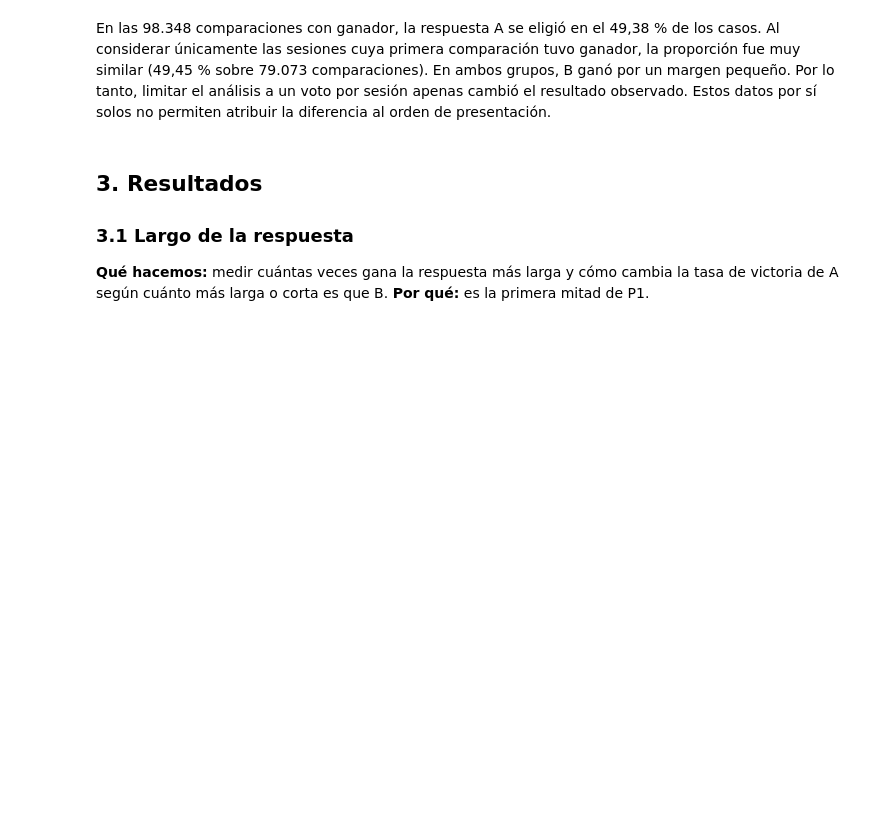
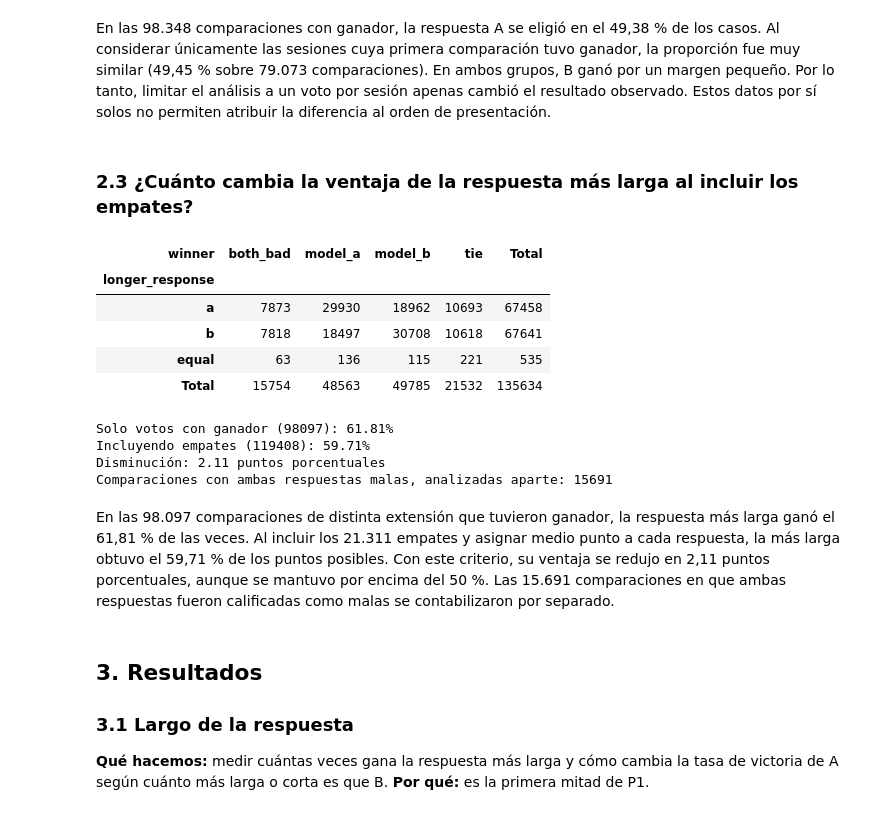
Before and after one commit to JoseFredes/lmarena-sumativa1, a Jupyter notebook: F4/F4_01_analisis_integrador.ipynb, the cells around one changed output. Drawn from its saved outputs; the diff is of its cells as text; code cells hidden in the pictures; blank space fills up the shorter version.

Commit message:
feat(f4): assess how ties affect the longer response score

```diff
--- a/F4/F4_01_analisis_integrador.ipynb
+++ b/F4/F4_01_analisis_integrador.ipynb
@@ -159,6 +159,47 @@ posicion_ab.style.format({
 | Primer voto de sesión con ganador | 79.073 | 39.105 | 39.968 | 49,45% | 49,11% | 49,80% |
 # %% [markdown]
 En las 98.348 comparaciones con ganador, la respuesta A se eligió en el 49,38 % de los casos. Al considerar únicamente las sesiones cuya primera comparación tuvo ganador, la proporción fue muy similar (49,45 % sobre 79.073 comparaciones). En ambos grupos, B ganó por un margen pequeño. Por lo tanto, limitar el análisis a un voto por sesión apenas cambió el resultado observado. Estos datos por sí solos no permiten atribuir la diferencia al orden de presentación.
+# %% [markdown]
+### 2.3 ¿Cuánto cambia la ventaja de la respuesta más larga al incluir los empates?
+# %%
+tabla_empates = pd.crosstab(
+    df["longer_response"],
+    df["winner"],
+    margins=True,
+    margins_name="Total",
+)
+tabla_empates
+# %% [output]
+| winner | both_bad | model_a | model_b | tie | Total |
+| longer_response |  |  |  |  |  |
+| a | 7873 | 29930 | 18962 | 10693 | 67458 |
+| b | 7818 | 18497 | 30708 | 10618 | 67641 |
+| equal | 63 | 136 | 115 | 221 | 535 |
+| Total | 15754 | 48563 | 49785 | 21532 | 135634 |
+# %%
+# Solo comparamos pares en los que una respuesta era más larga.
+pares = tabla_empates.loc[["a", "b"]]
+
+gana_larga = pares.loc["a", "model_a"] + pares.loc["b", "model_b"]
+gana_corta = pares.loc["a", "model_b"] + pares.loc["b", "model_a"]
+empates = pares["tie"].sum()
+ambas_malas = pares["both_bad"].sum()
+
+decisivos = gana_larga + gana_corta
+tasa_victoria = gana_larga / decisivos
+puntaje_con_empates = (gana_larga + 0.5 * empates) / (decisivos + empates)
+
+print(f"Solo votos con ganador ({decisivos}): {tasa_victoria:.2%}")
+print(f"Incluyendo empates ({decisivos + empates}): {puntaje_con_empates:.2%}")
+print(f"Disminución: {100 * (tasa_victoria - puntaje_con_empates):.2f} puntos porcentuales")
+print(f"Comparaciones con ambas respuestas malas, analizadas aparte: {ambas_malas}")
+# %% [output]
+Solo votos con ganador (98097): 61.81%
+Incluyendo empates (119408): 59.71%
+Disminución: 2.11 puntos porcentuales
+Comparaciones con ambas respuestas malas, analizadas aparte: 15691
+# %% [markdown]
+En las 98.097 comparaciones de distinta extensión que tuvieron ganador, la respuesta más larga ganó el 61,81 % de las veces. Al incluir los 21.311 empates y asignar medio punto a cada respuesta, la más larga obtuvo el 59,71 % de los puntos posibles. Con este criterio, su ventaja se redujo en 2,11 puntos porcentuales, aunque se mantuvo por encima del 50 %. Las 15.691 comparaciones en que ambas respuestas fueron calificadas como malas se contabilizaron por separado.
 # %% [markdown]
 ## 3. Resultados
 ### 3.1 Largo de la respuesta
```
